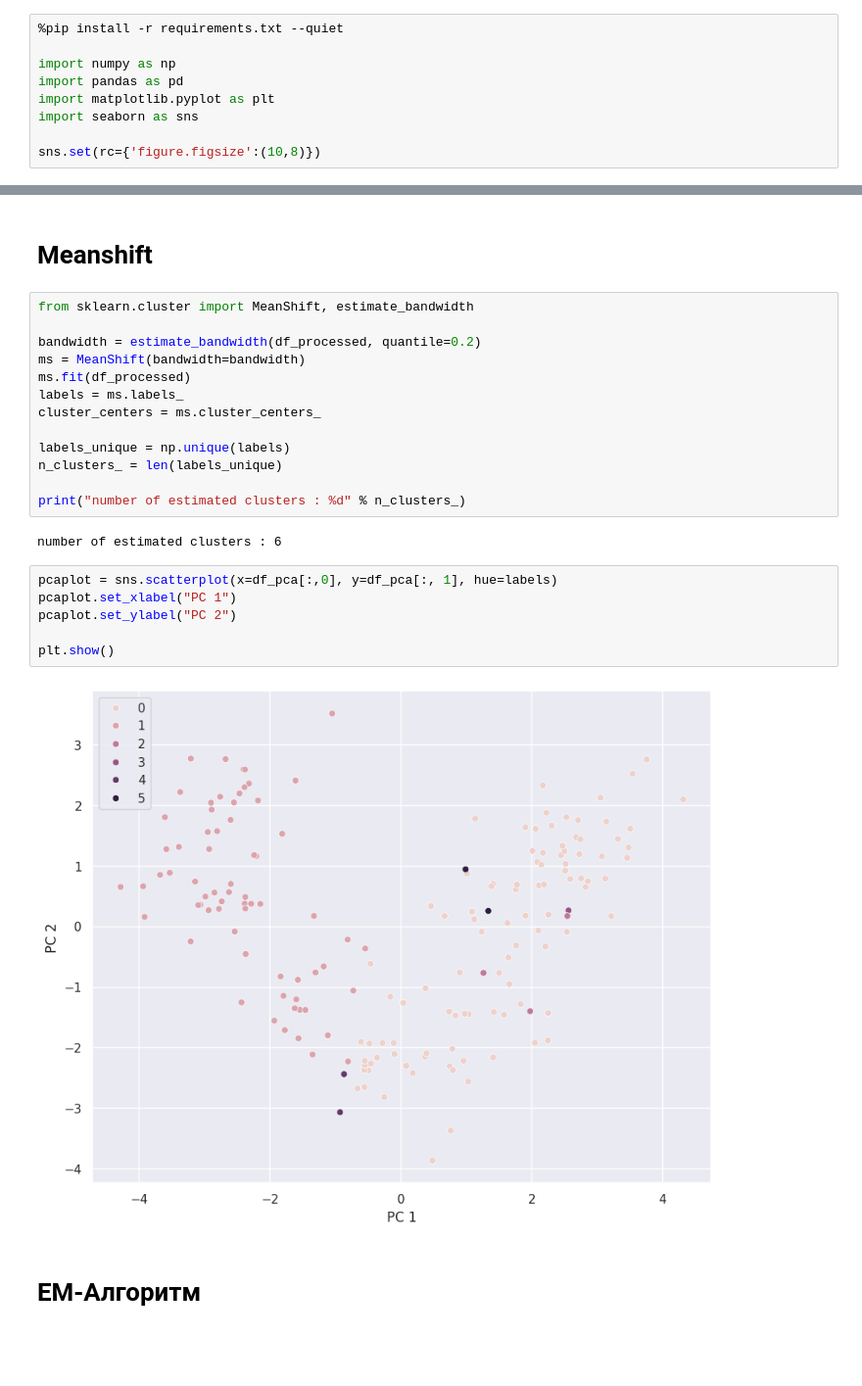
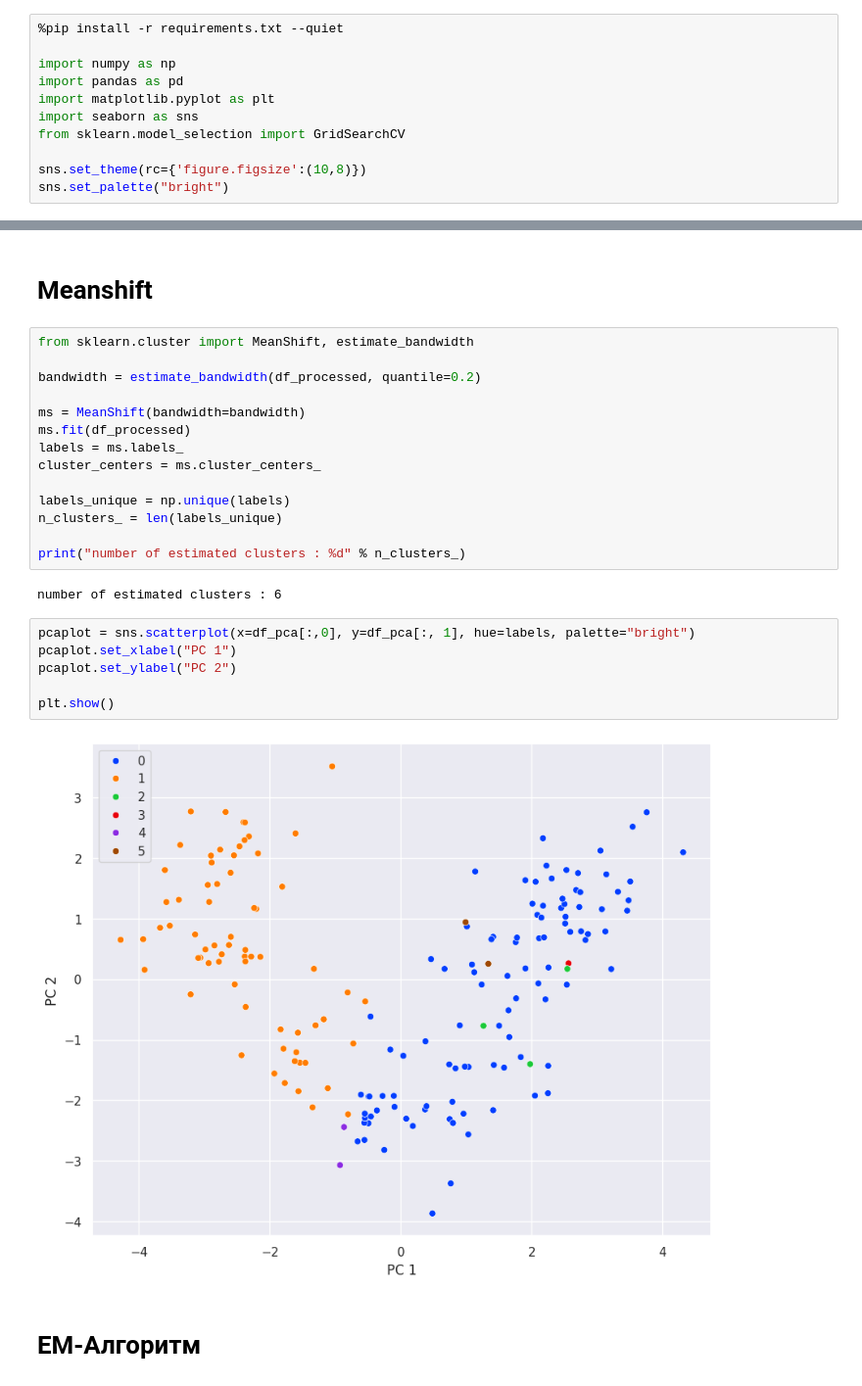
Before and after one commit to SerMisterMish/Statistical_and_Machine_Learning, a Jupyter notebook: unsupervised_learning/clustering/clustering.ipynb, the cells around one changed output, grey strips where cells are left out. Shown at 98% size. Cells and saved outputs as stored; diff of their text form; blank space fills up the shorter version.

```diff
--- a/unsupervised_learning/clustering/clustering.ipynb
+++ b/unsupervised_learning/clustering/clustering.ipynb
@@ -5,8 +5,10 @@ import numpy as np
 import pandas as pd
 import matplotlib.pyplot as plt
 import seaborn as sns
+from sklearn.model_selection import GridSearchCV
 
-sns.set(rc={'figure.figsize':(10,8)})
+sns.set_theme(rc={'figure.figsize':(10,8)})
+sns.set_palette("bright")
 # %% [output]
 Note: you may need to restart the kernel to use updated packages.
 # %%
@@ -108,6 +110,7 @@ plt.show()
 from sklearn.cluster import MeanShift, estimate_bandwidth
 
 bandwidth = estimate_bandwidth(df_processed, quantile=0.2)
+
 ms = MeanShift(bandwidth=bandwidth)
 ms.fit(df_processed)
 labels = ms.labels_
@@ -120,13 +123,13 @@ print("number of estimated clusters : %d" % n_clusters_)
 # %% [output]
 number of estimated clusters : 6
 # %%
-pcaplot = sns.scatterplot(x=df_pca[:,0], y=df_pca[:, 1], hue=labels)
+pcaplot = sns.scatterplot(x=df_pca[:,0], y=df_pca[:, 1], hue=labels, palette="bright")
 pcaplot.set_xlabel("PC 1")
 pcaplot.set_ylabel("PC 2")
 
 plt.show()
 # %% [output]
-[figure, old version]
+[figure, new version]
 # %% [markdown]
 # EM-Алгоритм
 # %%
```
Also changed, not shown: parts of 13 cells of this notebook, 2 other files.
